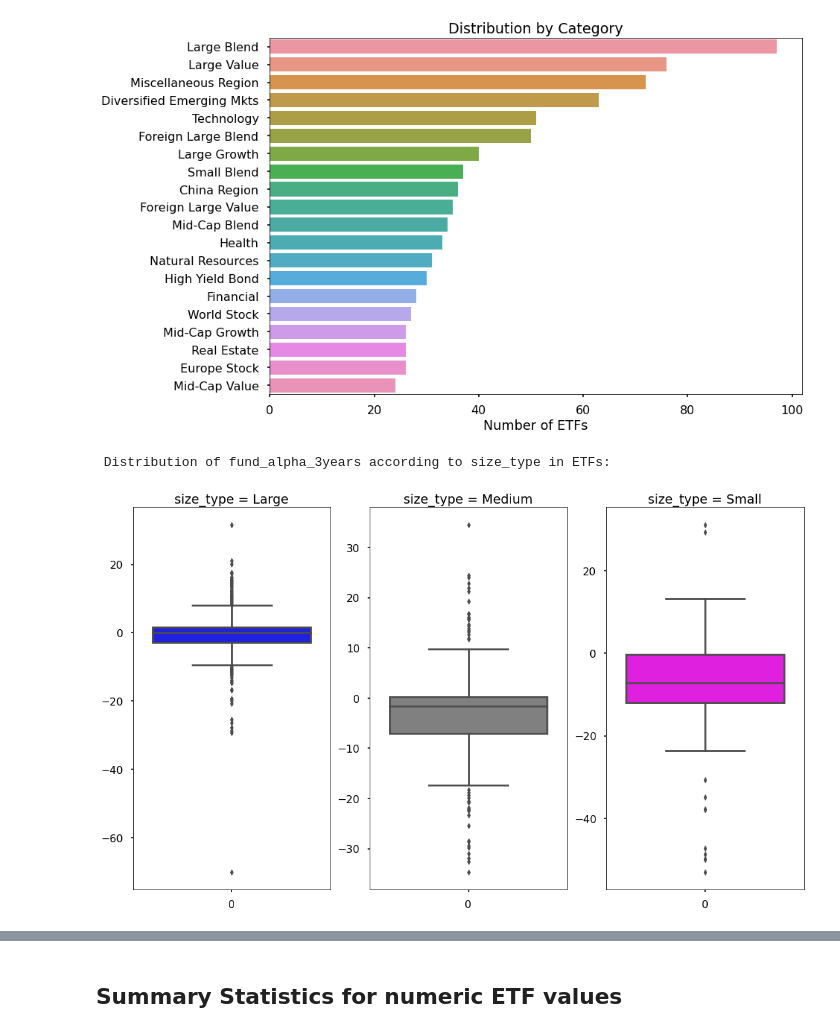
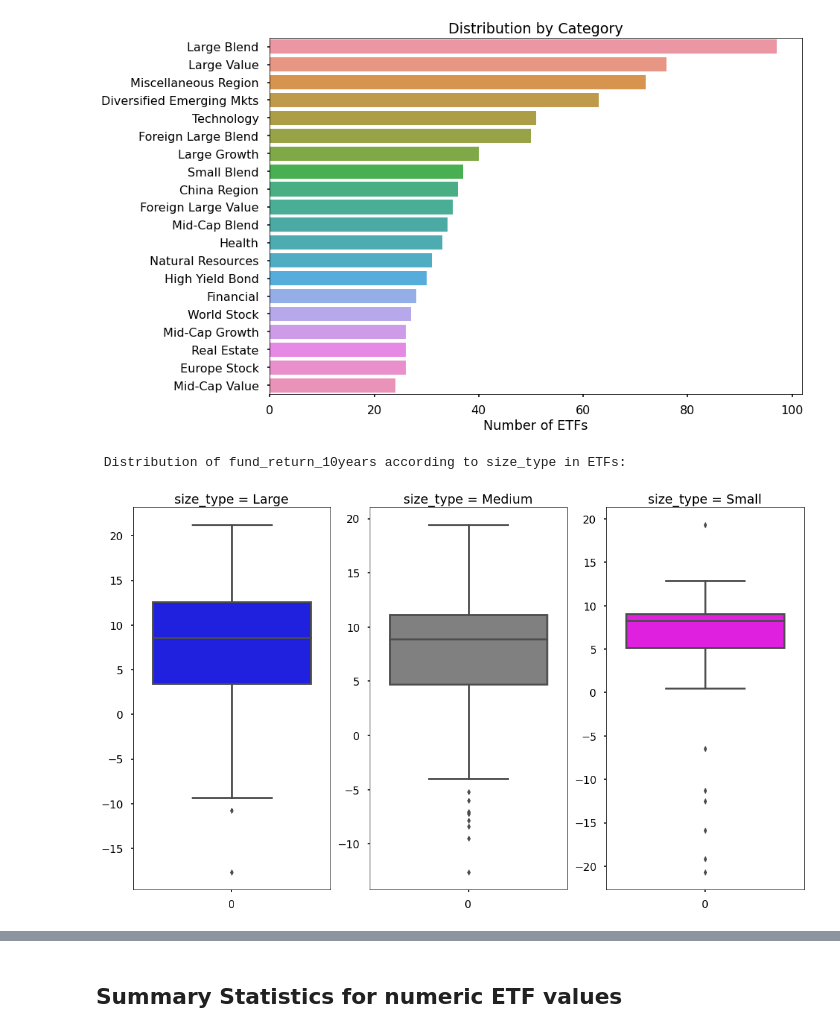
Before and after one commit to ctr48/Info2950FinalProject, a Jupyter notebook: caseyPhase5.ipynb, the cells around one changed output, grey strips where cells are left out. Drawn from its saved outputs; the diff is of its cells as text; code cells hidden in the pictures.

```diff
--- a/caseyPhase5.ipynb
+++ b/caseyPhase5.ipynb
@@ -47,7 +53,7 @@ Link to dataset: https://www.kaggle.com/stefanoleone992/mutual-funds-and-etfs
 # %% [markdown]
 __Exchange Traded Funds Dataset: 'ETFs.csv'__
 # %%
-df_etf=pd.read_csv('USData/ETFs.csv')
+df_etf=pd.read_csv('ETFs.csv')
 # %% [markdown]
 __Mutual Funds Dataset: 'Mutual Funds.csv'__
 # %%
@@ -216,11 +226,11 @@ distribution_by_category(df_etf)
 [figure]
 # %%
 #ETF Fund size vs. alpha 3 years score
-joined=pd.merge(df_etf,df_etf_stats)
-dep_by_indep_boxplot(joined,'size_type','fund_alpha_3years','ETFs')
+joined=pd.merge(df_etf,df_etf_return_history)
+dep_by_indep_boxplot(joined,'size_type','fund_return_10years','ETFs')
 # %% [output]
- Distribution of fund_alpha_3years according to size_type in ETFs:
+ Distribution of fund_return_10years according to size_type in ETFs:
-[figure, old version]
+[figure, new version]
 # %%
 #Investment type vs. ETF YTD return
 joined=pd.merge(df_etf,df_etf_return_history)
```
Also changed, not shown: parts of 36 cells of this notebook.
